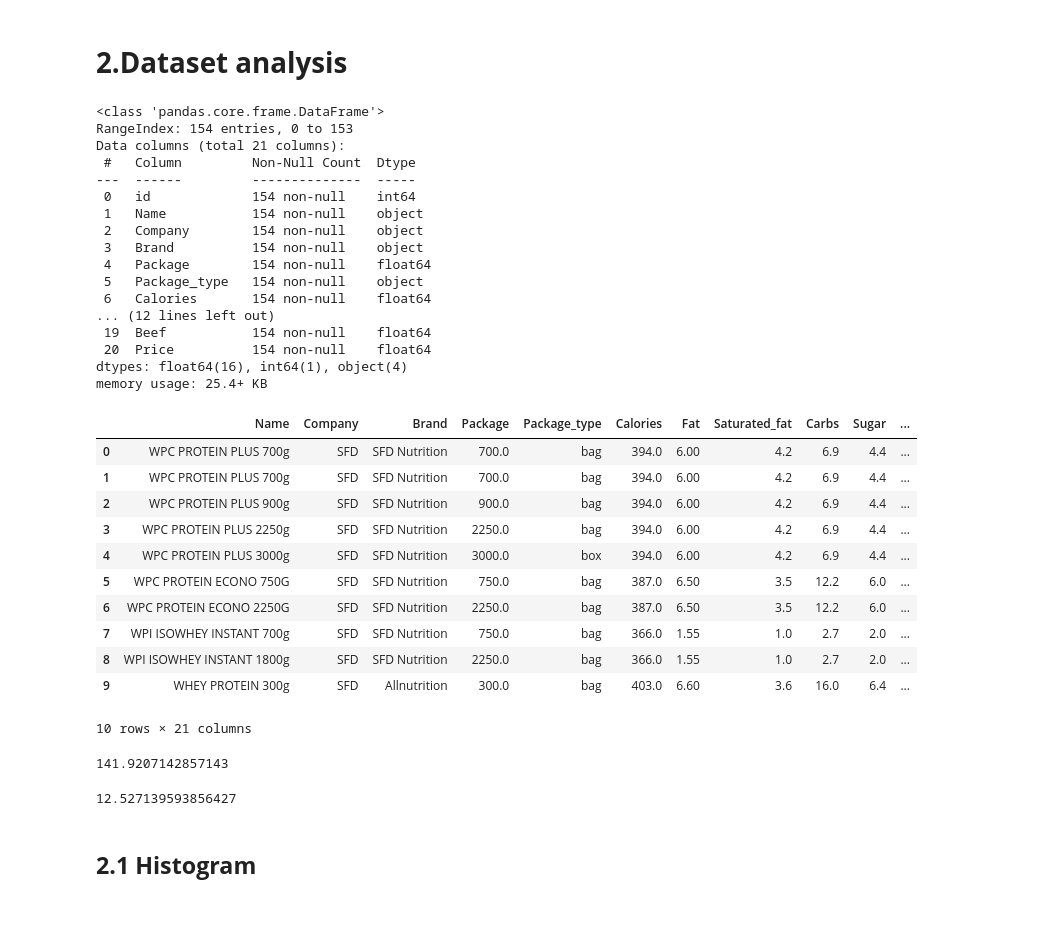
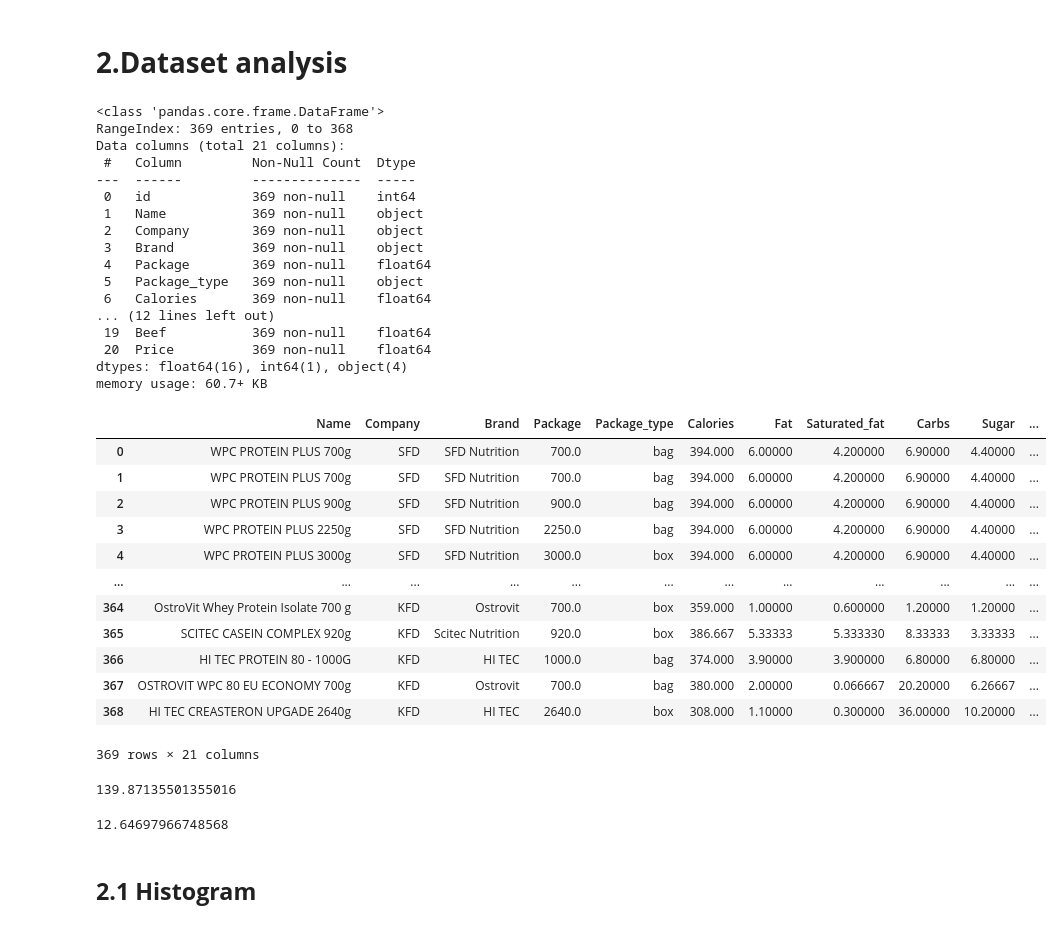
Before and after one commit to KamilShape/whey_analysis, a Jupyter notebook: Whey_analysis.ipynb, the cells around one changed output. Saved outputs shown, nothing was run; the diff lists cells and outputs as text; code cells hidden in the pictures.

```diff
--- a/Whey_analysis.ipynb
+++ b/Whey_analysis.ipynb
@@ -12,57 +12,58 @@ from scipy import stats
 # **2.Dataset analysis**
 # %%
 #dataset load
-whey = pd.read_csv('/content/whey2.csv', encoding='latin1')
+whey = pd.read_csv('/content/whey3.csv', encoding='latin1')
 # %%
 whey.info()
 # %% [output]
 <class 'pandas.core.frame.DataFrame'>
-RangeIndex: 154 entries, 0 to 153
+RangeIndex: 369 entries, 0 to 368
 Data columns (total 21 columns):
  #   Column         Non-Null Count  Dtype
 ---  ------         --------------  -----
- 0   id             154 non-null    int64
- 1   Name           154 non-null    object
- 2   Company        154 non-null    object
- 3   Brand          154 non-null    object
- 4   Package        154 non-null    float64
- 5   Package_type   154 non-null    object
- 6   Calories       154 non-null    float64
+ 0   id             369 non-null    int64
+ 1   Name           369 non-null    object
+ 2   Company        369 non-null    object
+ 3   Brand          369 non-null    object
+ 4   Package        369 non-null    float64
+ 5   Package_type   369 non-null    object
+ 6   Calories       369 non-null    float64
 ... (12 lines left out)
- 19  Beef           154 non-null    float64
- 20  Price          154 non-null    float64
+ 19  Beef           369 non-null    float64
+ 20  Price          369 non-null    float64
 dtypes: float64(16), int64(1), object(4)
-memory usage: 25.4+ KB
+memory usage: 60.7+ KB
 # %%
 whey = whey.drop('id', axis=1)
 # %%
 #price per 100g
 whey['Price/100'] = whey['Price']/whey['Package']*100
 # %%
-whey.head(10)
+whey
 # %% [output]
 |  | Name | Company | Brand | Package | Package_type | Calories | Fat | Saturated_fat | Carbs | Sugar | ... |
-| 0 | WPC PROTEIN PLUS 700g | SFD | SFD Nutrition | 700.0 | bag | 394.0 | 6.00 | 4.2 | 6.9 | 4.4 | ... |
-| 1 | WPC PROTEIN PLUS 700g | SFD | SFD Nutrition | 700.0 | bag | 394.0 | 6.00 | 4.2 | 6.9 | 4.4 | ... |
-| 2 | WPC PROTEIN PLUS 900g | SFD | SFD Nutrition | 900.0 | bag | 394.0 | 6.00 | 4.2 | 6.9 | 4.4 | ... |
-| 3 | WPC PROTEIN PLUS 2250g | SFD | SFD Nutrition | 2250.0 | bag | 394.0 | 6.00 | 4.2 | 6.9 | 4.4 | ... |
-| 4 | WPC PROTEIN PLUS 3000g | SFD | SFD Nutrition | 3000.0 | box | 394.0 | 6.00 | 4.2 | 6.9 | 4.4 | ... |
-| 5 | WPC PROTEIN ECONO 750G | SFD | SFD Nutrition | 750.0 | bag | 387.0 | 6.50 | 3.5 | 12.2 | 6.0 | ... |
-| 6 | WPC PROTEIN ECONO 2250G | SFD | SFD Nutrition | 2250.0 | bag | 387.0 | 6.50 | 3.5 | 12.2 | 6.0 | ... |
-| 7 | WPI ISOWHEY INSTANT 700g | SFD | SFD Nutrition | 750.0 | bag | 366.0 | 1.55 | 1.0 | 2.7 | 2.0 | ... |
-| 8 | WPI ISOWHEY INSTANT 1800g | SFD | SFD Nutrition | 2250.0 | bag | 366.0 | 1.55 | 1.0 | 2.7 | 2.0 | ... |
-| 9 | WHEY PROTEIN 300g | SFD | Allnutrition | 300.0 | bag | 403.0 | 6.60 | 3.6 | 16.0 | 6.4 | ... |
+| 0 | WPC PROTEIN PLUS 700g | SFD | SFD Nutrition | 700.0 | bag | 394.000 | 6.00000 | 4.200000 | 6.90000 | 4.40000 | ... |
+| 1 | WPC PROTEIN PLUS 700g | SFD | SFD Nutrition | 700.0 | bag | 394.000 | 6.00000 | 4.200000 | 6.90000 | 4.40000 | ... |
+| 2 | WPC PROTEIN PLUS 900g | SFD | SFD Nutrition | 900.0 | bag | 394.000 | 6.00000 | 4.200000 | 6.90000 | 4.40000 | ... |
+| 3 | WPC PROTEIN PLUS 2250g | SFD | SFD Nutrition | 2250.0 | bag | 394.000 | 6.00000 | 4.200000 | 6.90000 | 4.40000 | ... |
+| 4 | WPC PROTEIN PLUS 3000g | SFD | SFD Nutrition | 3000.0 | box | 394.000 | 6.00000 | 4.200000 | 6.90000 | 4.40000 | ... |
+| ... | ... | ... | ... | ... | ... | ... | ... | ... | ... | ... | ... |
+| 364 | OstroVit Whey Protein Isolate 700 g | KFD | Ostrovit | 700.0 | box | 359.000 | 1.00000 | 0.600000 | 1.20000 | 1.20000 | ... |
+| 365 | SCITEC CASEIN COMPLEX 920g | KFD | Scitec Nutrition | 920.0 | box | 386.667 | 5.33333 | 5.333330 | 8.33333 | 3.33333 | ... |
+| 366 | HI TEC PROTEIN 80 - 1000G | KFD | HI TEC | 1000.0 | bag | 374.000 | 3.90000 | 3.900000 | 6.80000 | 6.80000 | ... |
+| 367 | OSTROVIT WPC 80 EU ECONOMY 700g | KFD | Ostrovit | 700.0 | bag | 380.000 | 2.00000 | 0.066667 | 20.20000 | 6.26667 | ... |
+| 368 | HI TEC CREASTERON UPGADE 2640g | KFD | HI TEC | 2640.0 | box | 308.000 | 1.10000 | 0.300000 | 36.00000 | 10.20000 | ... |
-10 rows × 21 columns
+369 rows × 21 columns
 # %%
 #avg price
 whey['Price'].mean()
 # %% [output]
-141.9207142857143
+139.87135501355016
 # %%
 #avg price per 100g
 whey['Price/100'].mean()
 # %% [output]
-12.527139593856427
+12.64697966748568
 # %% [markdown]
 ## **2.1 Histogram**
 # %%
```
Also changed, not shown: parts of 13 cells of this notebook.
